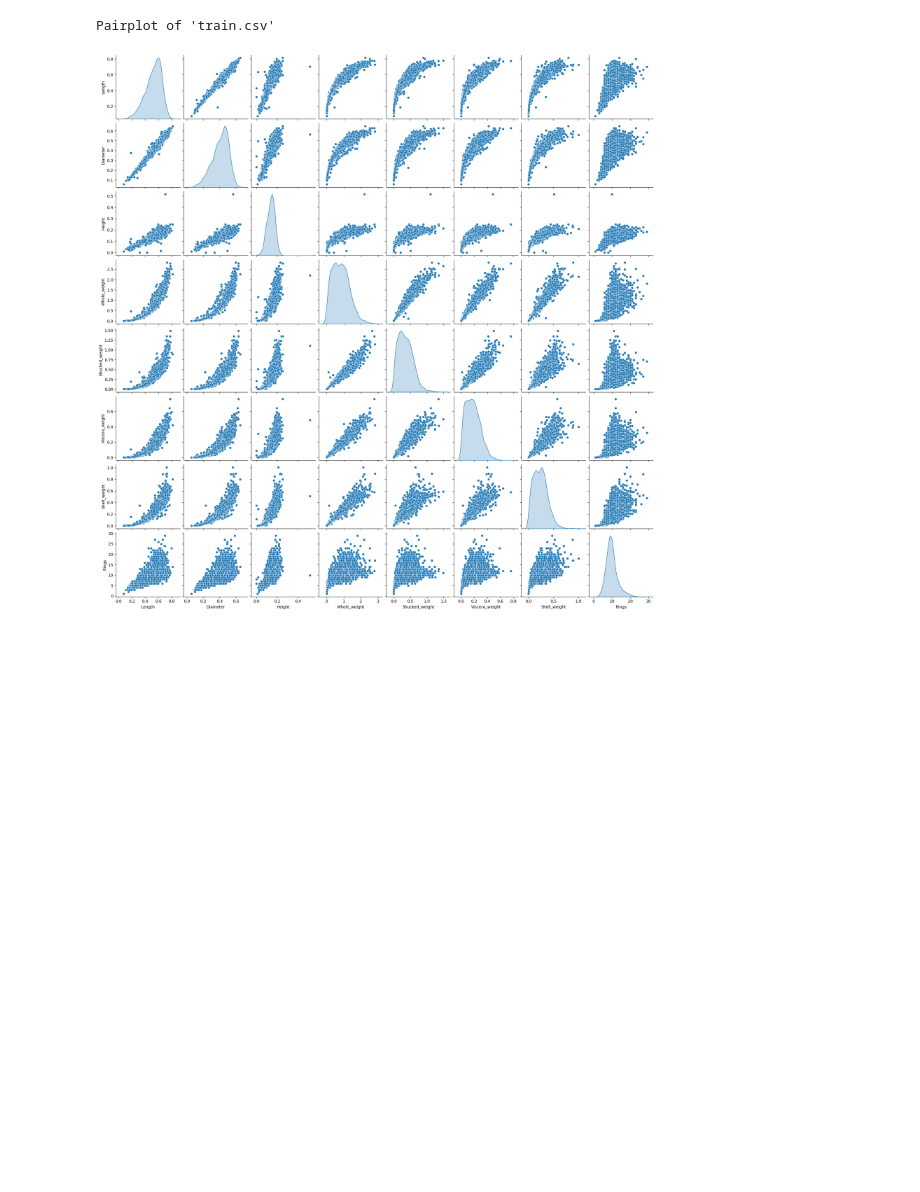
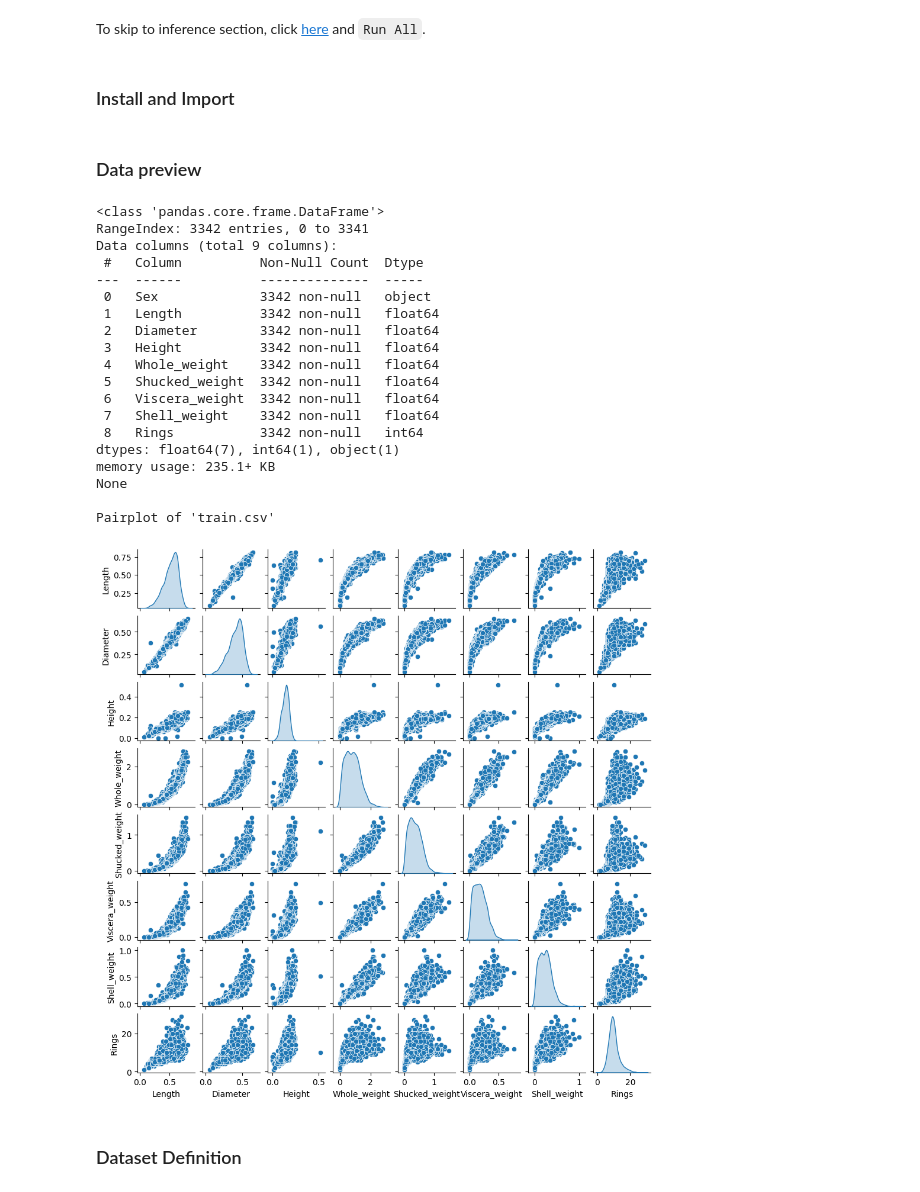
Before and after one commit to mikolajhilgert/deep-learning, a Jupyter notebook: code.ipynb, the cells around one changed output. Saved outputs shown, nothing was run; the diff lists cells and outputs as text; code cells hidden in the pictures; blank space fills up the shorter version.

```diff
--- a/code.ipynb
+++ b/code.ipynb
@@ -3,4 +3,12 @@
 ##### <center> Author: Mikolaj Hilgert </center>
+# %%
+# If you want to use the model for inference only, set this to True
+# This will disable the data preview, training and validation code, and only run the inference code
+ONLY_INFERENCE = False
+# %% [markdown]
+To skip to inference section, click [here](#inference) and `Run All`.
+# %% [markdown]
+### Install and Import
 # %%
 ! pip install torch numpy matplotlib pandas seaborn -q
 # %%
@@ -18,5 +27,38 @@ SEED = 100
 torch.manual_seed(SEED)
 np.random.seed(SEED)
 os.environ["KMP_DUPLICATE_LIB_OK"] = "TRUE"
+# %% [markdown]
+### Data preview
+# %%
+if ONLY_INFERENCE == False:
+    # Preview data
+    df = pd.read_csv("data/train.csv")
+    print(df.info())
+    print("\nPairplot of 'train.csv'")
+    sns.pairplot(df, diag_kind="kde", height=1.2)
+    plt.show()
+# %% [output]
+<class 'pandas.core.frame.DataFrame'>
+RangeIndex: 3342 entries, 0 to 3341
+Data columns (total 9 columns):
+ #   Column          Non-Null Count  Dtype
+---  ------          --------------  -----
+ 0   Sex             3342 non-null   object
+ 1   Length          3342 non-null   float64
+ 2   Diameter        3342 non-null   float64
+ 3   Height          3342 non-null   float64
+ 4   Whole_weight    3342 non-null   float64
+ 5   Shucked_weight  3342 non-null   float64
+ 6   Viscera_weight  3342 non-null   float64
+ 7   Shell_weight    3342 non-null   float64
+ 8   Rings           3342 non-null   int64
+dtypes: float64(7), int64(1), object(1)
+memory usage: 235.1+ KB
+None
+
+Pairplot of 'train.csv'
+[figure, added]
+# %% [markdown]
+### Dataset Definition
 # %%
 class MyDataset(Dataset):
@@ -63,17 +99,14 @@ class MyDataset(Dataset):
             return self.features[idx]
 # %%
 # Load the training dataset
-train_dataset = MyDataset("data/train.csv", train=True, preview=True)
+train_dataset = MyDataset("data/train.csv", train=True)
 test_dataset = MyDataset("data/test.csv", train=False)
 
-# Split the training data into training and validation sets (e.g., 80/20 split)
+# Split the training data into training and validation sets (80/20 split)
 train_data, val_data = random_split(train_dataset, [0.8, 0.2])
 
 # Create DataLoaders for mini-batch training
-batch_size = 32 #32
+batch_size = 32
 train_loader = DataLoader(train_data, batch_size=batch_size, shuffle=True)
 val_loader = DataLoader(val_data, batch_size=batch_size, shuffle=False)
 test_loader = DataLoader(test_dataset, batch_size=batch_size, shuffle=False)
-# %% [output]
-Pairplot of 'train.csv'
-[figure, removed]
```
Also changed, not shown: parts of 14 cells of this notebook, 3 other files.
